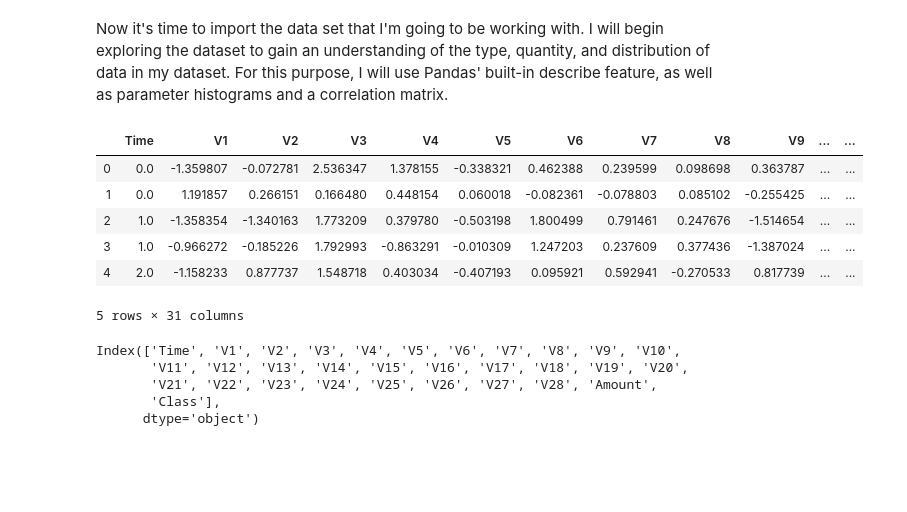
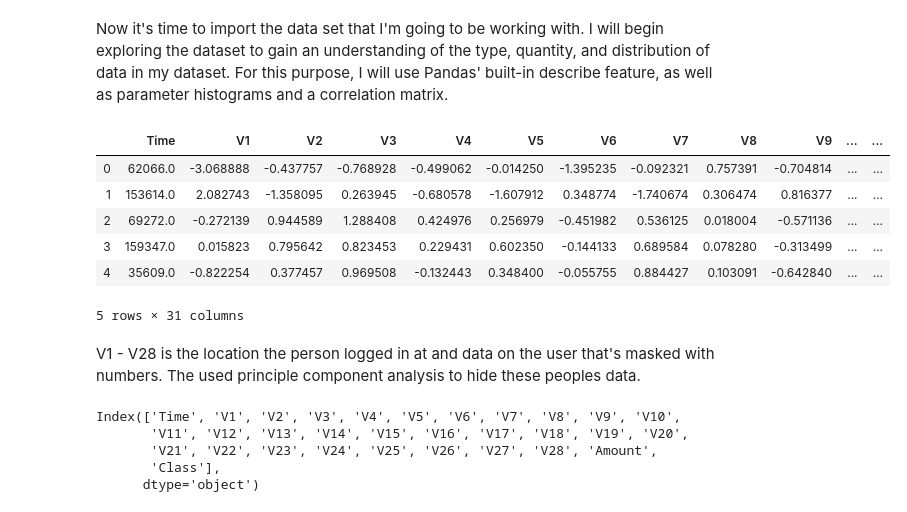
Before and after one commit to Andre-Williams22/Fraud-Detection, a Jupyter notebook: Fraud-Detection.ipynb, the cells around one changed output. Saved outputs shown, nothing was run; the diff lists cells and outputs as text; code cells hidden in the pictures; blank space fills up the shorter version.

```diff
--- a/Fraud-Detection.ipynb
+++ b/Fraud-Detection.ipynb
@@ -34,16 +15,19 @@ import seaborn as sns
 Now it's time to import the data set that I'm going to be working with. I will begin exploring the dataset to gain an understanding of the type, quantity, and distribution of data in my dataset. For this purpose, I will use Pandas' built-in describe feature, as well as parameter histograms and a correlation matrix.
 # %%
 # Load the dataset from the csv file using pandas
-data = pd.read_csv('creditcard.csv')
+df = pd.read_csv('creditcard.csv', low_memory=False)
+df = df.sample(frac=1).reset_index(drop=True)
 # %%
-data.head()
+df.head()
 # %% [output]
 |  | Time | V1 | V2 | V3 | V4 | V5 | V6 | V7 | V8 | V9 | ... | ... |
-| 0 | 0.0 | -1.359807 | -0.072781 | 2.536347 | 1.378155 | -0.338321 | 0.462388 | 0.239599 | 0.098698 | 0.363787 | ... | ... |
-| 1 | 0.0 | 1.191857 | 0.266151 | 0.166480 | 0.448154 | 0.060018 | -0.082361 | -0.078803 | 0.085102 | -0.255425 | ... | ... |
-| 2 | 1.0 | -1.358354 | -1.340163 | 1.773209 | 0.379780 | -0.503198 | 1.800499 | 0.791461 | 0.247676 | -1.514654 | ... | ... |
-| 3 | 1.0 | -0.966272 | -0.185226 | 1.792993 | -0.863291 | -0.010309 | 1.247203 | 0.237609 | 0.377436 | -1.387024 | ... | ... |
-| 4 | 2.0 | -1.158233 | 0.877737 | 1.548718 | 0.403034 | -0.407193 | 0.095921 | 0.592941 | -0.270533 | 0.817739 | ... | ... |
+| 0 | 62066.0 | -3.068888 | -0.437757 | -0.768928 | -0.499062 | -0.014250 | -1.395235 | -0.092321 | 0.757391 | -0.704814 | ... | ... |
+| 1 | 153614.0 | 2.082743 | -1.358095 | 0.263945 | -0.680578 | -1.607912 | 0.348774 | -1.740674 | 0.306474 | 0.816377 | ... | ... |
+| 2 | 69272.0 | -0.272139 | 0.944589 | 1.288408 | 0.424976 | 0.256979 | -0.451982 | 0.536125 | 0.018004 | -0.571136 | ... | ... |
+| 3 | 159347.0 | 0.015823 | 0.795642 | 0.823453 | 0.229431 | 0.602350 | -0.144133 | 0.689584 | 0.078280 | -0.313499 | ... | ... |
+| 4 | 35609.0 | -0.822254 | 0.377457 | 0.969508 | -0.132443 | 0.348400 | -0.055755 | 0.884427 | 0.103091 | -0.642840 | ... | ... |
 5 rows × 31 columns
+# %% [markdown]
+V1 - V28 is the location the person logged in at and data on the user that's masked with numbers. The used principle component analysis to hide these peoples data.
 # %%
 # Start exploring the dataset
```
Also changed, not shown: parts of 16 cells of this notebook.
